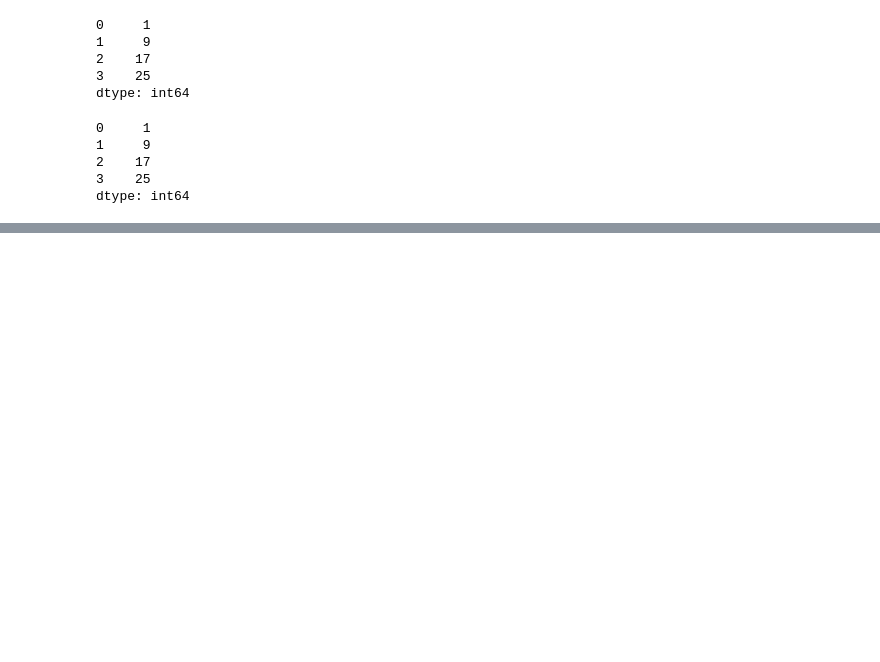
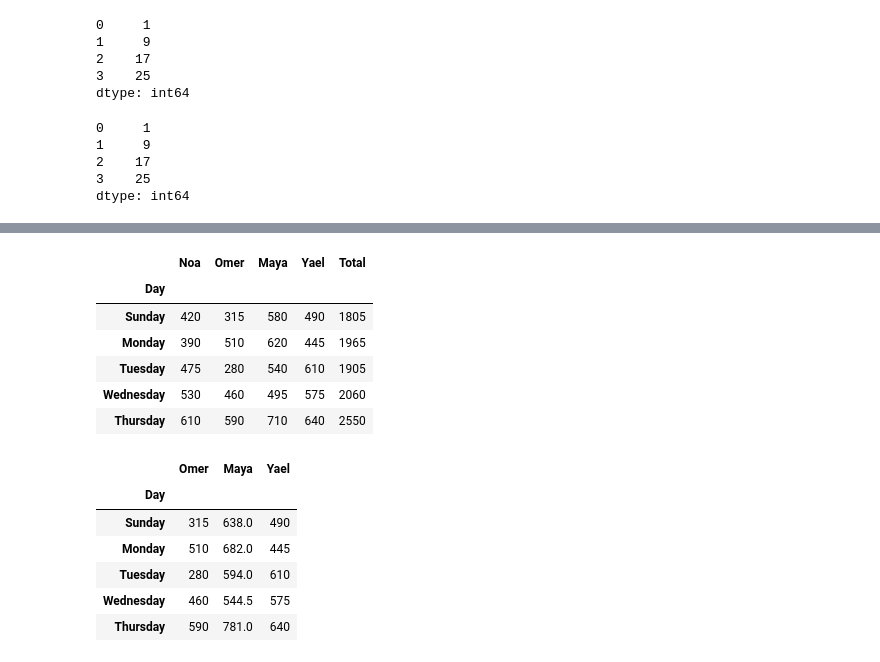
Before and after one commit to pythonai080626-a11y/19.11.2026, a Jupyter notebook: pandas_19nov2026.ipynb, the cells around one changed output, grey strips where cells are left out. Drawn from its saved outputs; the diff is of its cells as text; code cells hidden in the pictures; blank space fills up the shorter version.

```diff
--- a/pandas_19nov2026.ipynb
+++ b/pandas_19nov2026.ipynb
@@ -107,0 +163,21 @@ dtype: int64
+# %%
+shifts = pd.read_csv('shifts.csv', index_col = 'Day')
+shifts['Total'] = shifts[['Noa', 'Omer', 'Maya', 'Yael']].sum(axis=1)
+display(shifts)
+shifts['Maya'] *= 1.1
+shifts.drop(axis=0, columns=['Total', 'Noa'])
+# %% [output]
+|  | Noa | Omer | Maya | Yael | Total |
+| Day |  |  |  |  |  |
+| Sunday | 420 | 315 | 580 | 490 | 1805 |
+| Monday | 390 | 510 | 620 | 445 | 1965 |
+| Tuesday | 475 | 280 | 540 | 610 | 1905 |
+| Wednesday | 530 | 460 | 495 | 575 | 2060 |
+| Thursday | 610 | 590 | 710 | 640 | 2550 |
+|  | Omer | Maya | Yael |
+| Day |  |  |  |
+| Sunday | 315 | 638.0 | 490 |
+| Monday | 510 | 682.0 | 445 |
+| Tuesday | 280 | 594.0 | 610 |
+| Wednesday | 460 | 544.5 | 575 |
+| Thursday | 590 | 781.0 | 640 |
```
Also changed, not shown: parts of 8 cells of this notebook, 1 other file.
